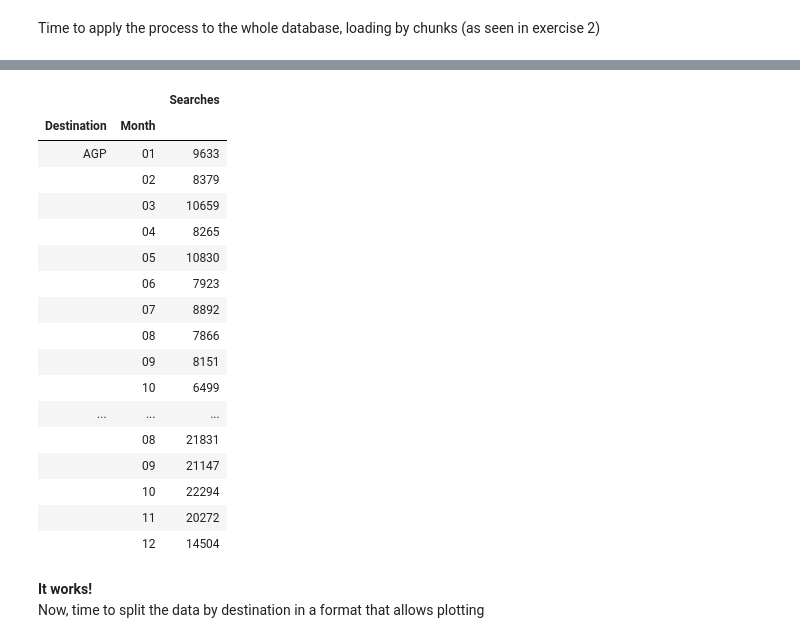
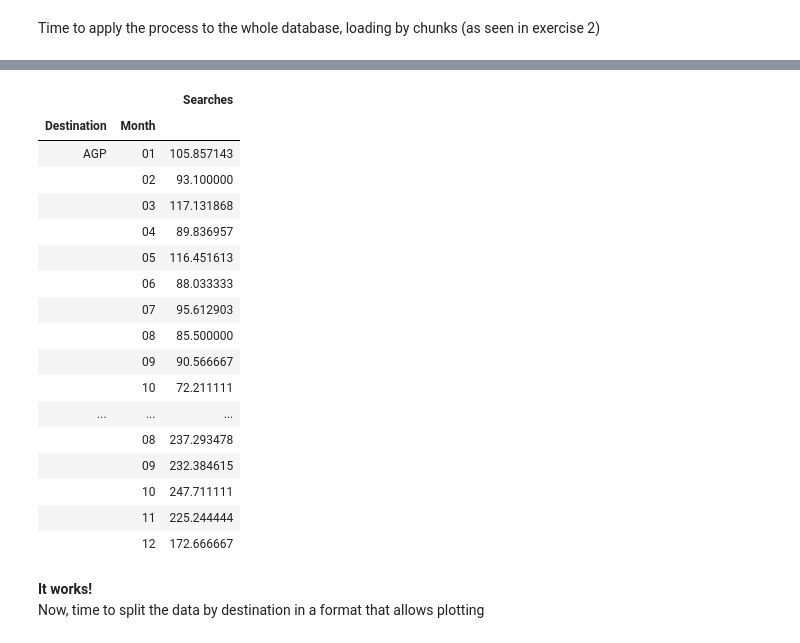
Before and after one commit to AngelArcones/Master_DS_Challenge, a Jupyter notebook: Exercises 3 and 4.ipynb, the cells around one changed output, grey strips where cells are left out. Cells and saved outputs as stored; diff of their text form; code cells hidden in the pictures.

```diff
--- a/Exercises 3 and 4.ipynb
+++ b/Exercises 3 and 4.ipynb
@@ -182,6 +182,6 @@ for i,b in enumerate(df):
     result = b.groupby(['Destination', 'Month']).sum()
     all_chunks = all_chunks.append(result)
 
-result_all = all_chunks.reset_index().groupby(['Destination', 'Month']).sum()
+result_all = all_chunks.reset_index().groupby(['Destination', 'Month']).mean()
 result_all
 # %% [output]
@@ -190,21 +190,21 @@ Wall time: 2min 6s
 |  |  | Searches |
 | Destination | Month |  |
-| AGP | 01 | 9633 |
-|  | 02 | 8379 |
-|  | 03 | 10659 |
-|  | 04 | 8265 |
-|  | 05 | 10830 |
-|  | 06 | 7923 |
-|  | 07 | 8892 |
-|  | 08 | 7866 |
-|  | 09 | 8151 |
-|  | 10 | 6499 |
+| AGP | 01 | 105.857143 |
+|  | 02 | 93.100000 |
+|  | 03 | 117.131868 |
+|  | 04 | 89.836957 |
+|  | 05 | 116.451613 |
+|  | 06 | 88.033333 |
+|  | 07 | 95.612903 |
+|  | 08 | 85.500000 |
+|  | 09 | 90.566667 |
+|  | 10 | 72.211111 |
 | ... | ... | ... |
-|  | 08 | 21831 |
-|  | 09 | 21147 |
-|  | 10 | 22294 |
-|  | 11 | 20272 |
-|  | 12 | 14504 |
+|  | 08 | 237.293478 |
+|  | 09 | 232.384615 |
+|  | 10 | 247.711111 |
+|  | 11 | 225.244444 |
+|  | 12 | 172.666667 |
 # %% [markdown]
 **It works!**
 Now, time to split the data by destination in a format that allows plotting
```
Also changed, not shown: parts of 2 cells of this notebook.
